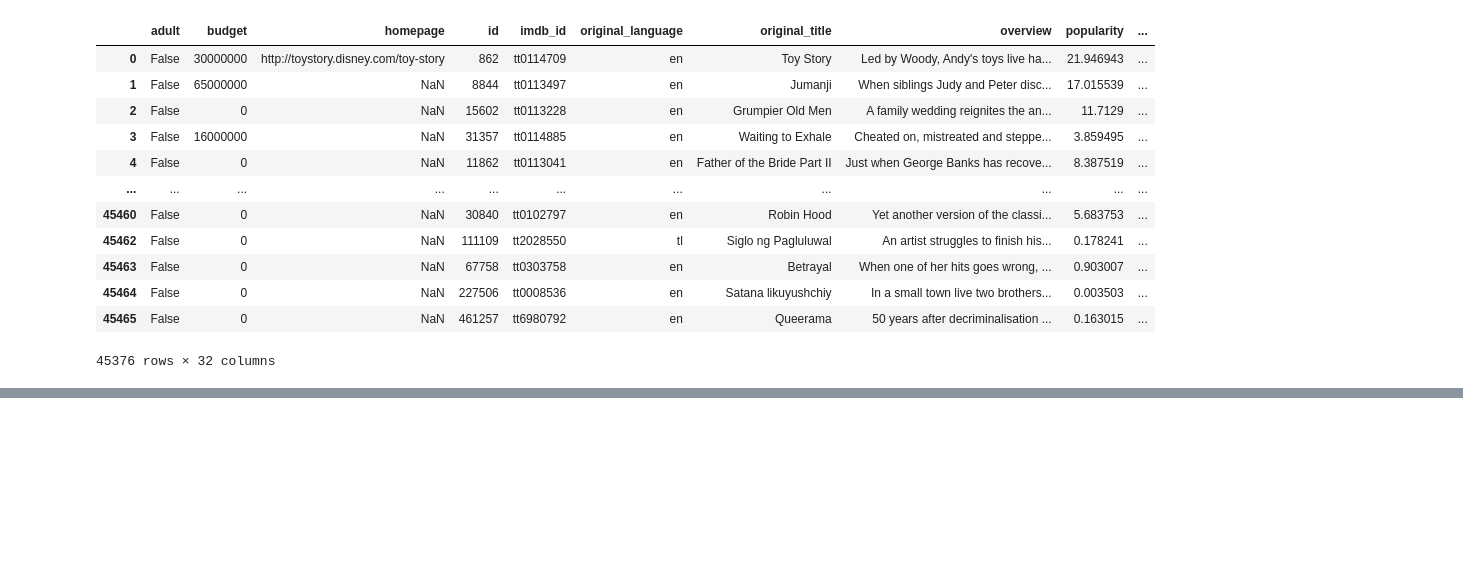
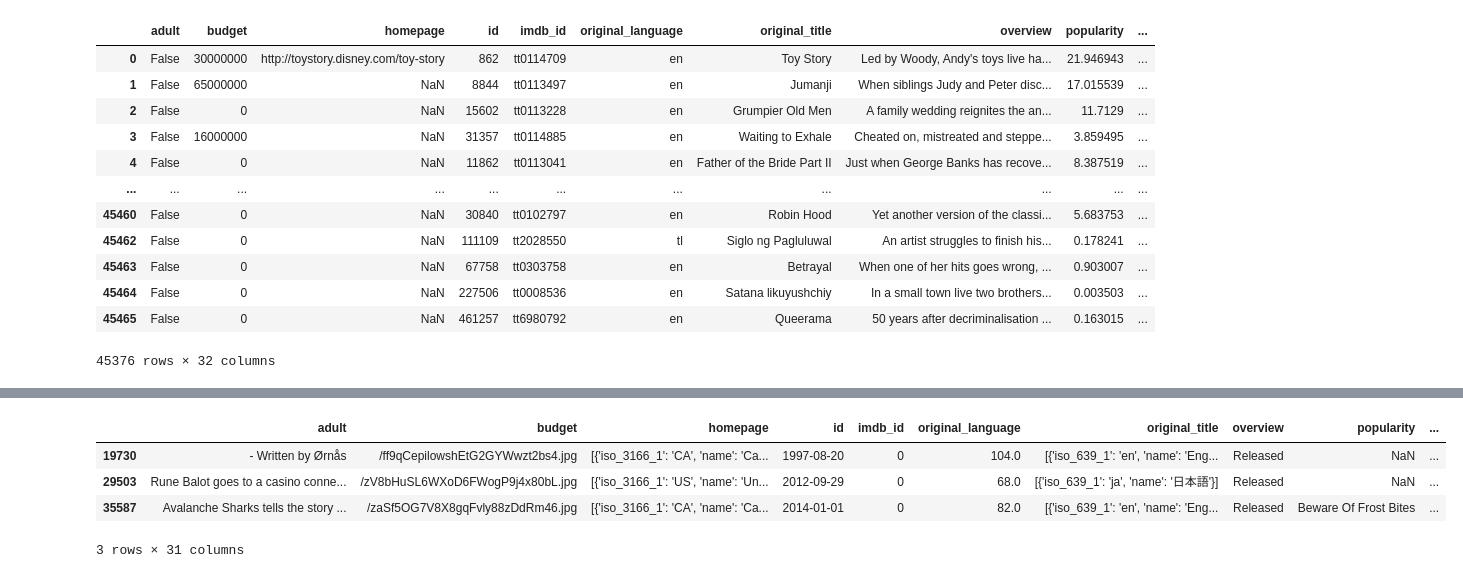
Before and after one commit to dnewbie25/Movie-Recommender-App, a Jupyter notebook: Machine Learning Model/Movies_ETL.ipynb, the cells around one changed output, grey strips where cells are left out. Saved outputs shown, nothing was run; the diff lists cells and outputs as text; code cells hidden in the pictures; blank space fills up the shorter version.

```diff
--- a/Machine Learning Model/Movies_ETL.ipynb
+++ b/Machine Learning Model/Movies_ETL.ipynb
@@ -340,0 +352,9 @@ data_copy
+# %%
+non_numeric = pd.to_numeric(unnested_data["budget"],errors='coerce')
+unnested_data[non_numeric.isna()]
+# %% [output]
+|  | adult | budget | homepage | id | imdb_id | original_language | original_title | overview | popularity | ... |
+| 19730 | - Written by Ørnås | /ff9qCepilowshEtG2GYWwzt2bs4.jpg | [{'iso_3166_1': 'CA', 'name': 'Ca... | 1997-08-20 | 0 | 104.0 | [{'iso_639_1': 'en', 'name': 'Eng... | Released | NaN | ... |
+| 29503 | Rune Balot goes to a casino conne... | /zV8bHuSL6WXoD6FWogP9j4x80bL.jpg | [{'iso_3166_1': 'US', 'name': 'Un... | 2012-09-29 | 0 | 68.0 | [{'iso_639_1': 'ja', 'name': '日本語'}] | Released | NaN | ... |
+| 35587 | Avalanche Sharks tells the story ... | /zaSf5OG7V8X8gqFvly88zDdRm46.jpg | [{'iso_3166_1': 'CA', 'name': 'Ca... | 2014-01-01 | 0 | 82.0 | [{'iso_639_1': 'en', 'name': 'Eng... | Released | Beware Of Frost Bites | ... |
+3 rows × 31 columns
```
Also changed, not shown: parts of 7 cells of this notebook, 3 other files.
